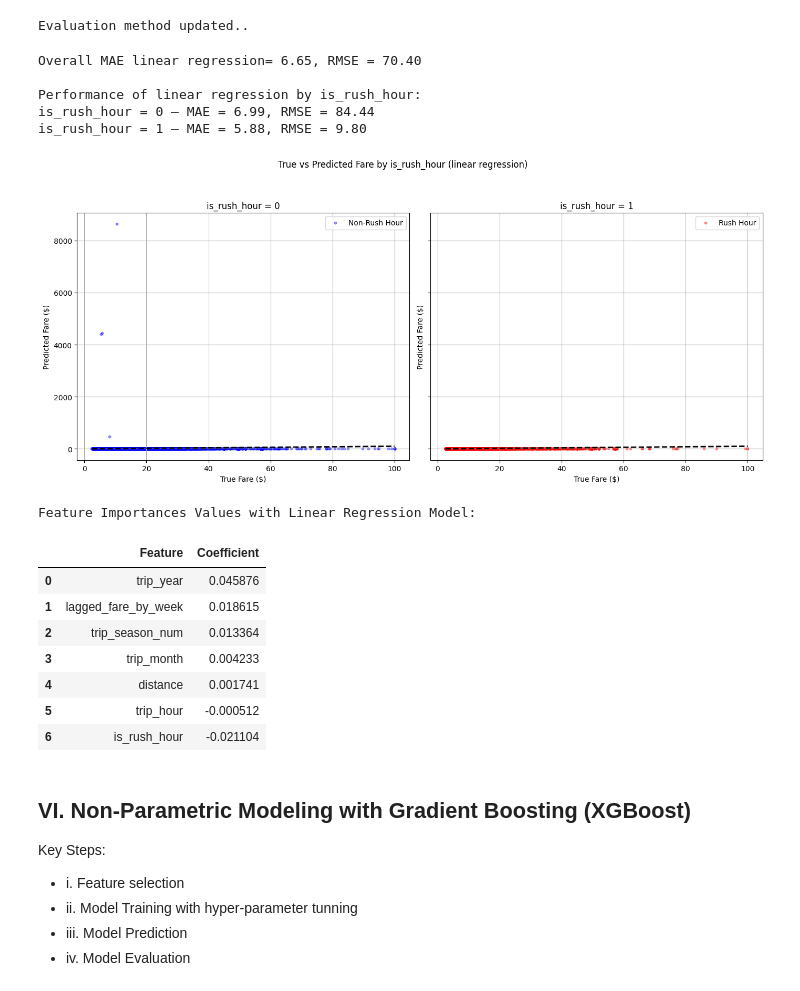
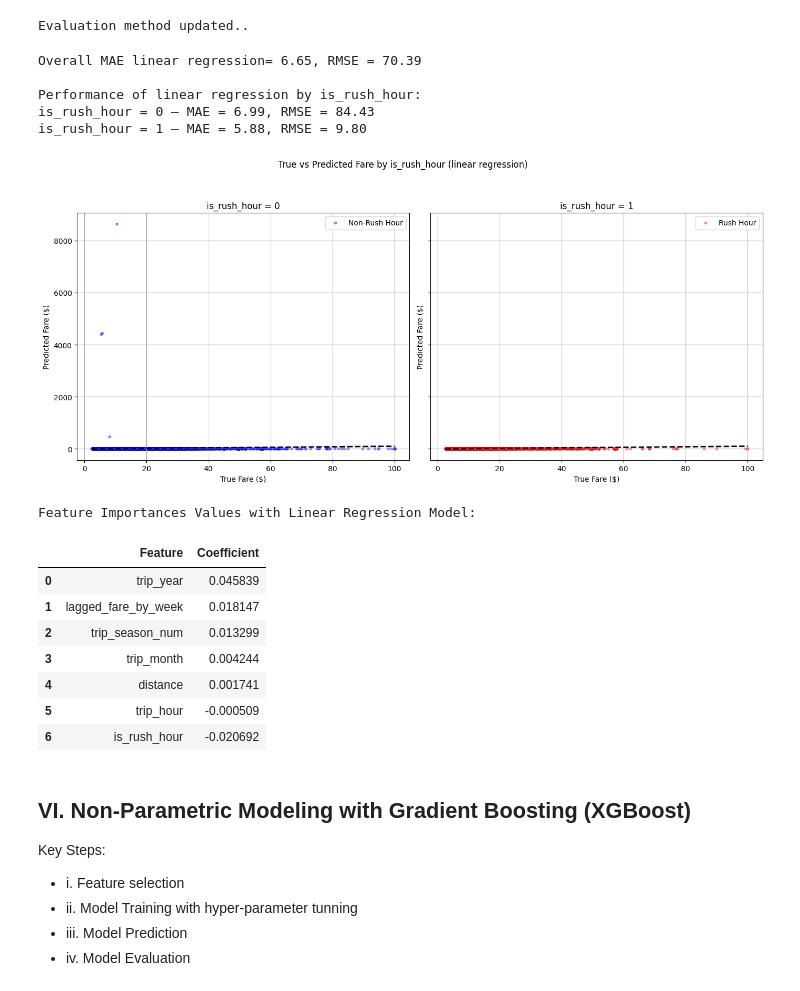
Before and after one commit to ameau01/Uber-Fare-Prediction, a Jupyter notebook: uber-fare-prediction-final.ipynb, the cells around one changed output. Saved outputs shown, nothing was run; the diff lists cells and outputs as text; code cells hidden in the pictures.

Commit message:
Kaggle Notebook | Uber Fare Prediction | Version 27

```diff
--- a/uber-fare-prediction-final.ipynb
+++ b/uber-fare-prediction-final.ipynb
@@ -672,10 +672,14 @@ print('Evaluation method updated..')
 # %% [output]
 Evaluation method updated..
 # %%
+from sklearn.linear_model import RidgeCV
 from sklearn.linear_model import LinearRegression
 from sklearn.metrics import mean_absolute_error, mean_squared_error
 
-model = LinearRegression()
+# model = LinearRegression()
+
+alphas = [0.01, 0.1, 1.0, 10.0, 100.0]
+model = RidgeCV(alphas=alphas, store_cv_values=True)
 model.fit(X_train, y_train)
 y_train_pred_log = model.predict(X_train)
 residuals = y_train - y_train_pred_log
@@ -687,42 +691,42 @@ y_test_pred = np.expm1(y_test_pred_log) * smearing_factor
 y_test_pred = pd.Series(y_test_pred, index=y_test.index)
 y_test_true = np.expm1(y_test)
 
 # Evaluate
 mae_lr, rmse_lr = model_evaluation(
     y_true=y_test_true,
     y_pred=y_test_pred,
     X_test=X_test,
     feature_name='is_rush_hour',
     model_name='linear regression'
 )
 model_evaluation_results['Linear Regression'] = {'MAE': mae_lr, 'RMSE': rmse_lr}
 
 # Display feature importance Table using model coefficient
 lr_importances_df = (
     pd.Series(model.coef_, index=selected_features)
     .sort_values(ascending=False)
     .reset_index()
     .rename(columns={'index': 'Feature', 0: 'Coefficient'})
 )
 
 print("Feature Importances Values with Linear Regression Model:")
 display(lr_importances_df)
 # %% [output]
-Overall MAE linear regression= 6.65, RMSE = 70.40
+Overall MAE linear regression= 6.65, RMSE = 70.39
 
 Performance of linear regression by is_rush_hour:
-is_rush_hour = 0 — MAE = 6.99, RMSE = 84.44
+is_rush_hour = 0 — MAE = 6.99, RMSE = 84.43
 is_rush_hour = 1 — MAE = 5.88, RMSE = 9.80
 [figure]
 Feature Importances Values with Linear Regression Model:
 |  | Feature | Coefficient |
-| 0 | trip_year | 0.045876 |
-| 1 | lagged_fare_by_week | 0.018615 |
-| 2 | trip_season_num | 0.013364 |
-| 3 | trip_month | 0.004233 |
+| 0 | trip_year | 0.045839 |
+| 1 | lagged_fare_by_week | 0.018147 |
+| 2 | trip_season_num | 0.013299 |
+| 3 | trip_month | 0.004244 |
 | 4 | distance | 0.001741 |
-| 5 | trip_hour | -0.000512 |
-| 6 | is_rush_hour | -0.021104 |
+| 5 | trip_hour | -0.000509 |
+| 6 | is_rush_hour | -0.020692 |
 # %% [markdown]
 ## VI. Non-Parametric Modeling with Gradient Boosting (XGBoost) ##
 Key Steps:
```
Also changed, not shown: parts of 2 cells of this notebook.
